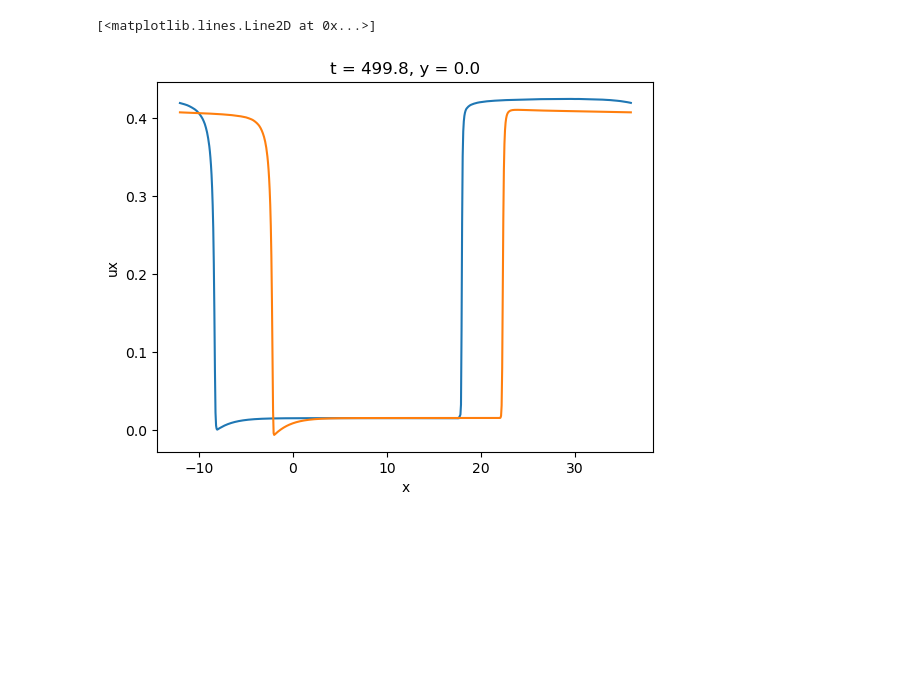
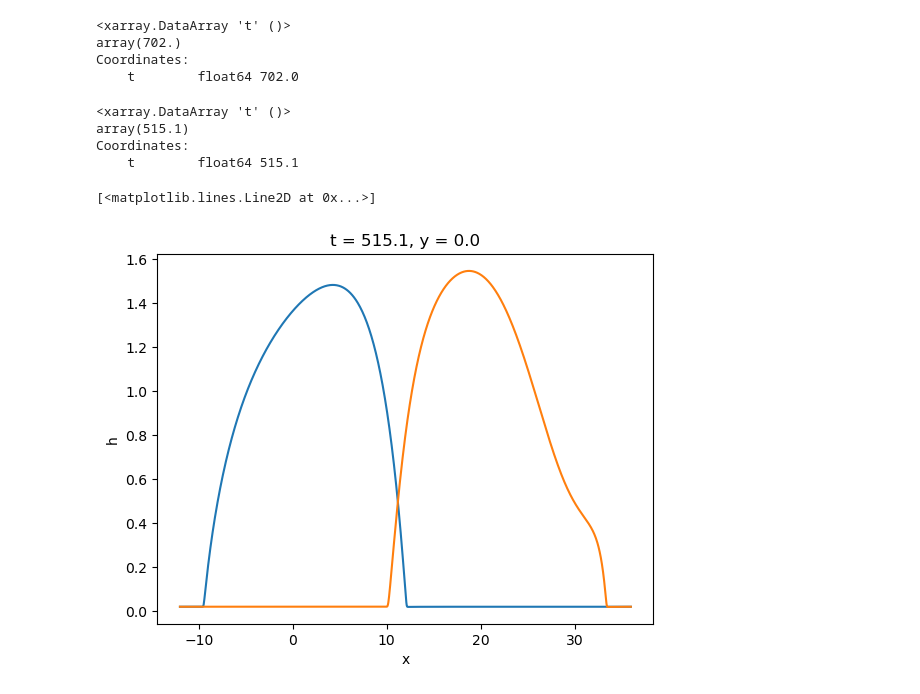
Before and after one commit to celliern/DropletSpreadingSim, a Jupyter notebook: scripts/80-explore_parametric.ipynb, the cells around one changed output. Cells and saved outputs as stored; diff of their text form; code cells hidden in the pictures; blank space fills up the shorter version.

```diff
--- a/scripts/80-explore_parametric.ipynb
+++ b/scripts/80-explore_parametric.ipynb
@@ -23,6 +23,22 @@ def compute_drop_velocity(ds, filter_winlen=51, filter_polyorder=3):
         dims=c.dims,
     )
     return c
+# %%
+ds = xr.open_dataset("../data/outputs/reproj_test/hₛ=0.02_reproject=true.nc")
+ds.t.isel(t=-1)
+# %% [output]
+<xarray.DataArray 't' ()>
+array(702.)
+Coordinates:
+    t        float64 702.0
+# %%
+ds = xr.open_dataset("../data/outputs/reprojection/hₛ=0.02_reproject=false.nc")
+ds.t.isel(t=-1)
+# %% [output]
+<xarray.DataArray 't' ()>
+array(515.1)
+Coordinates:
+    t        float64 515.1
 # %%
 from pathlib import Path
 
@@ -31,10 +47,11 @@ for ds in sorted(Path("../data/outputs/reprojection/").glob("*.nc")):
     ds = xr.open_dataset(ds)
     ds["spread_len"] = compute_spread_len(ds)
     ds["drop_velocity"] = compute_drop_velocity(ds, filter_winlen=101)
-    datasets[ds.attrs["reproject"]] = ds
+    datasets[(ds.attrs["hₛ"], ds.attrs["reproject"])] = ds
+datasets = {key: datasets[key] for key in sorted(datasets, key=lambda x: x[0])}
 # %%
-datasets[True].ux.isel(y=0).isel(t=-1).plot()
-datasets[False].ux.isel(y=0).isel(t=-1).plot()
+datasets[(0.02, True)].h.isel(t=-1).plot()
+datasets[(0.02, False)].h.isel(t=-1).plot()
 # %% [output]
 [<matplotlib.lines.Line2D at 0x...>]
-[figure, old version]
+[figure, new version]
```
Also changed, not shown: parts of 10 cells of this notebook, 3 other files.
